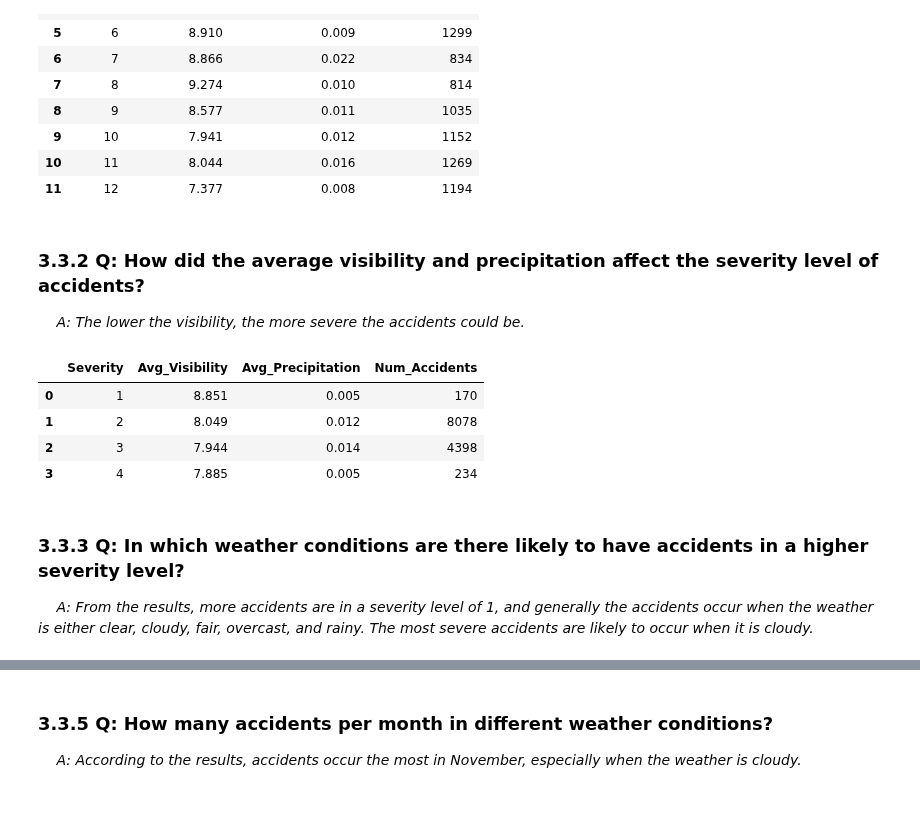
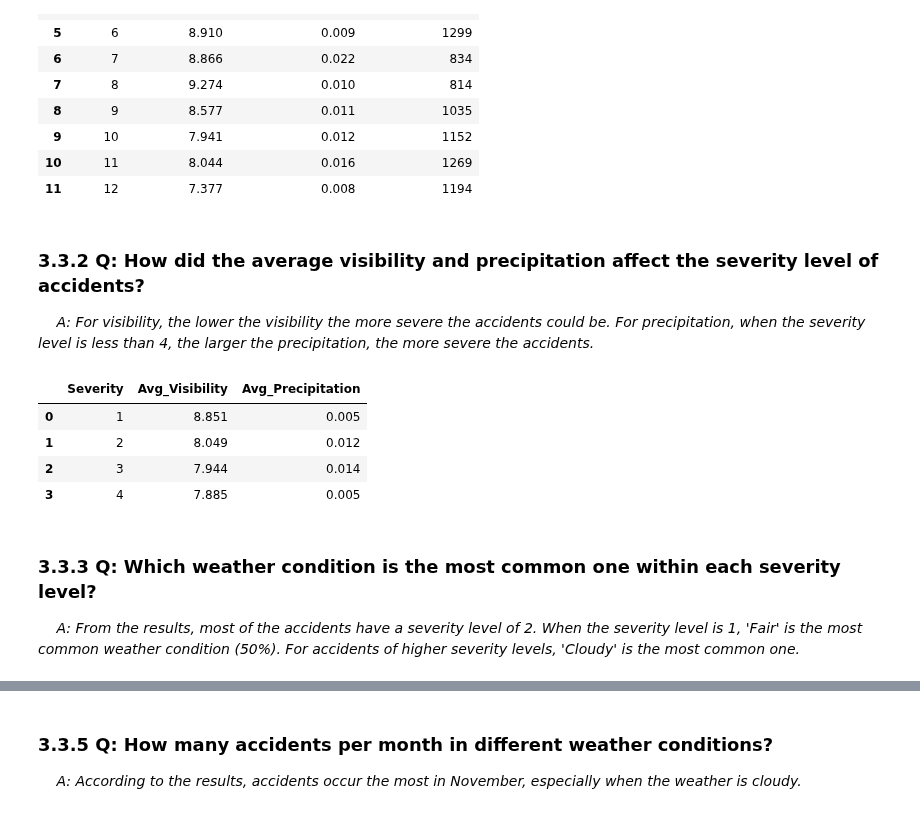
Before and after one commit to KaiyuWang19970221/BA775-teamproject, a Jupyter notebook: team6.ipynb, the cells around one changed output, grey strips where cells are left out. Saved outputs shown, nothing was run; the diff lists cells and outputs as text; code cells hidden in the pictures.

```diff
--- a/team6.ipynb
+++ b/team6.ipynb
@@ -385,27 +392,26 @@ ORDER BY Month
 | 11 | 12 | 7.377 | 0.008 | 1194 |
 # %% [markdown]
 ### 3.3.2 Q: How did the average visibility and precipitation affect the severity level of accidents?
-&emsp;<i> A: The lower the visibility, the more severe the accidents could be.</i>
+&emsp;<i> A: For visibility, the lower the visibility the more severe the accidents could be. For precipitation, when the severity level is less than 4, the larger the precipitation, the more severe the accidents.</i>
 # %%
 %%bigquery
 SELECT
     Severity,
     ROUND(AVG(Visibility_mi_),3) AS Avg_Visibility,
     ROUND(AVG(Precipitation_in_),3) AS Avg_Precipitation,
-    COUNT(ID) AS Num_Accidents
 FROM `ba775-b2-team6.team6.carcrash_MA`
 WHERE IS_NAN(Precipitation_in_) = FALSE AND IS_NAN(Visibility_mi_) = FALSE
 GROUP BY Severity
 ORDER BY Severity
 # %% [output]
-|  | Severity | Avg_Visibility | Avg_Precipitation | Num_Accidents |
-| 0 | 1 | 8.851 | 0.005 | 170 |
-| 1 | 2 | 8.049 | 0.012 | 8078 |
-| 2 | 3 | 7.944 | 0.014 | 4398 |
-| 3 | 4 | 7.885 | 0.005 | 234 |
+|  | Severity | Avg_Visibility | Avg_Precipitation |
+| 0 | 1 | 8.851 | 0.005 |
+| 1 | 2 | 8.049 | 0.012 |
+| 2 | 3 | 7.944 | 0.014 |
+| 3 | 4 | 7.885 | 0.005 |
-# %% [markdown]
-### 3.3.3 Q: In which weather conditions are there likely to have accidents in a higher severity level?
-&emsp;<i> A: From the results, more accidents are in a severity level of 1, and generally the accidents occur when the weather is either clear, cloudy, fair, overcast, and rainy. The most severe accidents are likely to occur when it is cloudy. </i>
+# %% [markdown]
+### 3.3.3 Q: Which weather condition is the most common one within each severity level?
+&emsp;<i> A: From the results, most of the accidents have a severity level of 2. When the severity level is 1, 'Fair' is the most common weather condition (50%). For accidents of higher severity levels, 'Cloudy' is the most common one.</i>
 # %%
 %%bigquery
 SELECT
```
Also changed, not shown: parts of 15 cells of this notebook.
